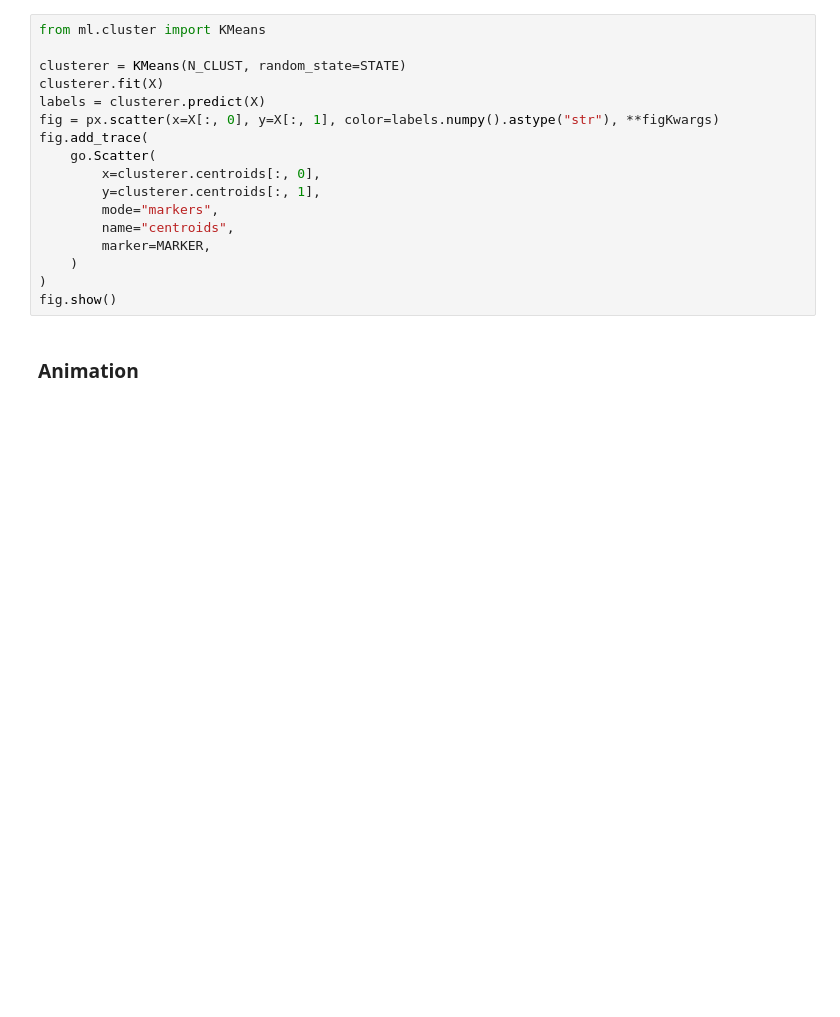
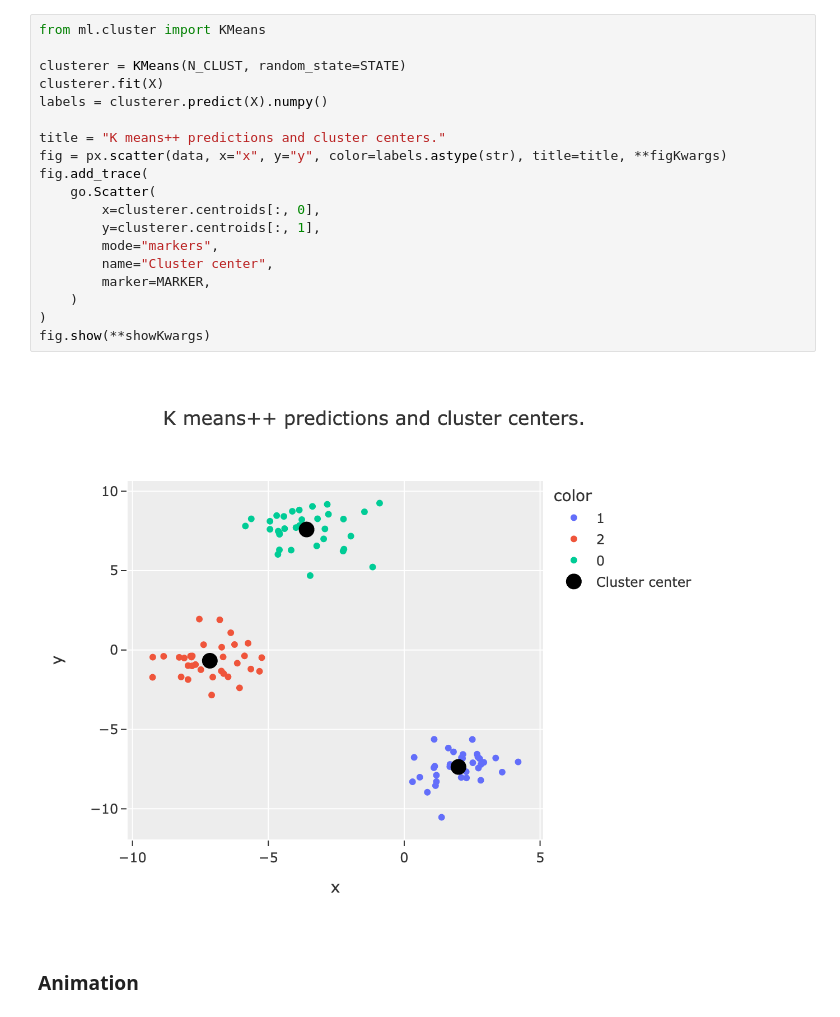
Before and after one commit to dmtryzarubin/ML, a Jupyter notebook: notebooks/kMeans.ipynb, the cells around one changed output. Drawn from its saved outputs; the diff is of its cells as text; blank space fills up the shorter version.

```diff
--- a/notebooks/kMeans.ipynb
+++ b/notebooks/kMeans.ipynb
@@ -58,20 +81,24 @@ fig.show()
 # %%
 from ml.cluster import KMeans
 
 clusterer = KMeans(N_CLUST, random_state=STATE)
 clusterer.fit(X)
-labels = clusterer.predict(X)
-fig = px.scatter(x=X[:, 0], y=X[:, 1], color=labels.numpy().astype("str"), **figKwargs)
+labels = clusterer.predict(X).numpy()
+
+title = "K means++ predictions and cluster centers."
+fig = px.scatter(data, x="x", y="y", color=labels.astype(str), title=title, **figKwargs)
 fig.add_trace(
     go.Scatter(
         x=clusterer.centroids[:, 0],
         y=clusterer.centroids[:, 1],
         mode="markers",
-        name="centroids",
+        name="Cluster center",
         marker=MARKER,
     )
 )
-fig.show()
+fig.show(**showKwargs)
+# %% [output]
+[figure, added]
 # %% [markdown]
 ### Animation
 # %%
```
Also changed, not shown: parts of 10 cells of this notebook.
